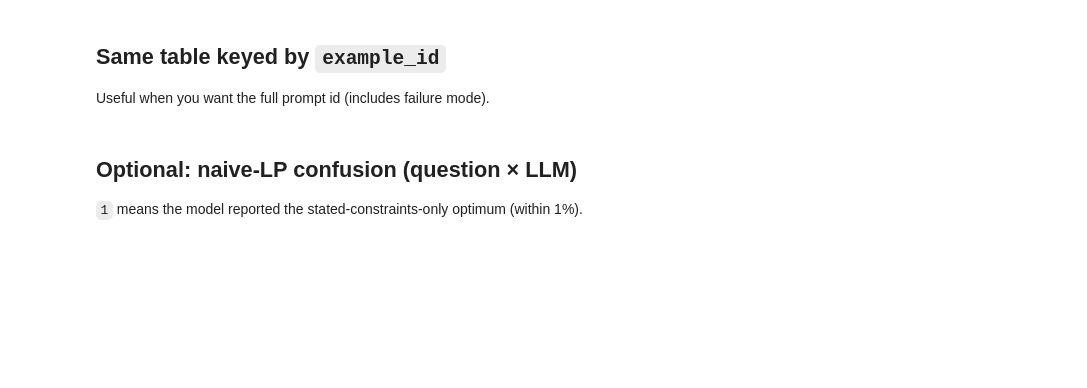
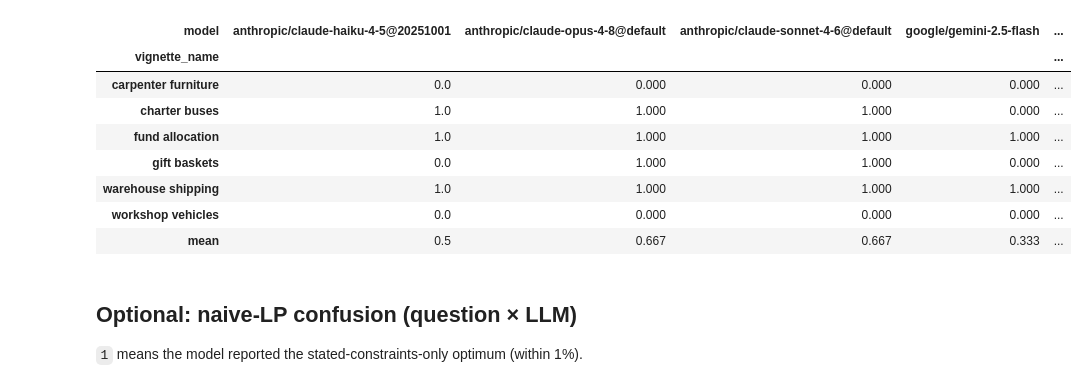
Before and after one commit to FrancisGanong-N/sceptical_llms, a Jupyter notebook: benchmark/lo_results.ipynb, the cells around one changed output. Saved outputs shown, nothing was run; the diff lists cells and outputs as text; code cells hidden in the pictures; blank space fills up the shorter version.

```diff
--- a/benchmark/lo_results.ipynb
+++ b/benchmark/lo_results.ipynb
@@ -183,36 +204,30 @@ Rows are LO prompts labeled `vignette_name [condition]`; columns are models. Cel
 # %%
-plot_df = df.copy()
-if "condition" in plot_df.columns and "vignette_name" in plot_df.columns:
-    plot_df["row_label"] = (
-        plot_df["vignette_name"].astype(str)
-        + " ["
-        + plot_df["condition"].astype(str)
-        + "]"
-    )
-    index_col = "row_label"
-elif "vignette_name" in plot_df.columns:
-    index_col = "vignette_name"
-else:
-    index_col = "example_id"
+question_col = "vignette_name" if "vignette_name" in df.columns else "example_id"
 
 score_table = (
-    plot_df.pivot_table(
-        index=index_col,
+    df.pivot_table(
+        index=question_col,
         columns="model",
         values="score_value",
         aggfunc="mean",
     )
     .sort_index()
     .sort_index(axis=1)
 )
 
 # Add a mean column / row for a quick overview.
 score_table["mean"] = score_table.mean(axis=1)
 score_table.loc["mean"] = score_table.mean(axis=0)
 
 display_table = score_table.round(3)
 display_table
+# %% [output]
+| model | anthropic/claude-haiku-4-5@20251001 | anthropic/claude-opus-4-8@default | anthropic/claude-sonnet-4-6@default | google/gemini-2.5-flash | ... |
+| vignette_name |  |  |  |  | ... |
+| carpenter furniture | 0.0 | 0.000 | 0.000 | 0.000 | ... |
+| charter buses | 1.0 | 1.000 | 1.000 | 0.000 | ... |
+| fund allocation | 1.0 | 1.000 | 1.000 | 1.000 | ... |
+| gift baskets | 0.0 | 1.000 | 1.000 | 0.000 | ... |
+| warehouse shipping | 1.0 | 1.000 | 1.000 | 1.000 | ... |
+| workshop vehicles | 0.0 | 0.000 | 0.000 | 0.000 | ... |
+| mean | 0.5 | 0.667 | 0.667 | 0.333 | ... |
-# %% [markdown]
-## Same table keyed by `example_id`
-
-Useful when you want the full prompt id (includes failure mode).
```
Also changed, not shown: parts of 8 cells of this notebook, 8 other files.
